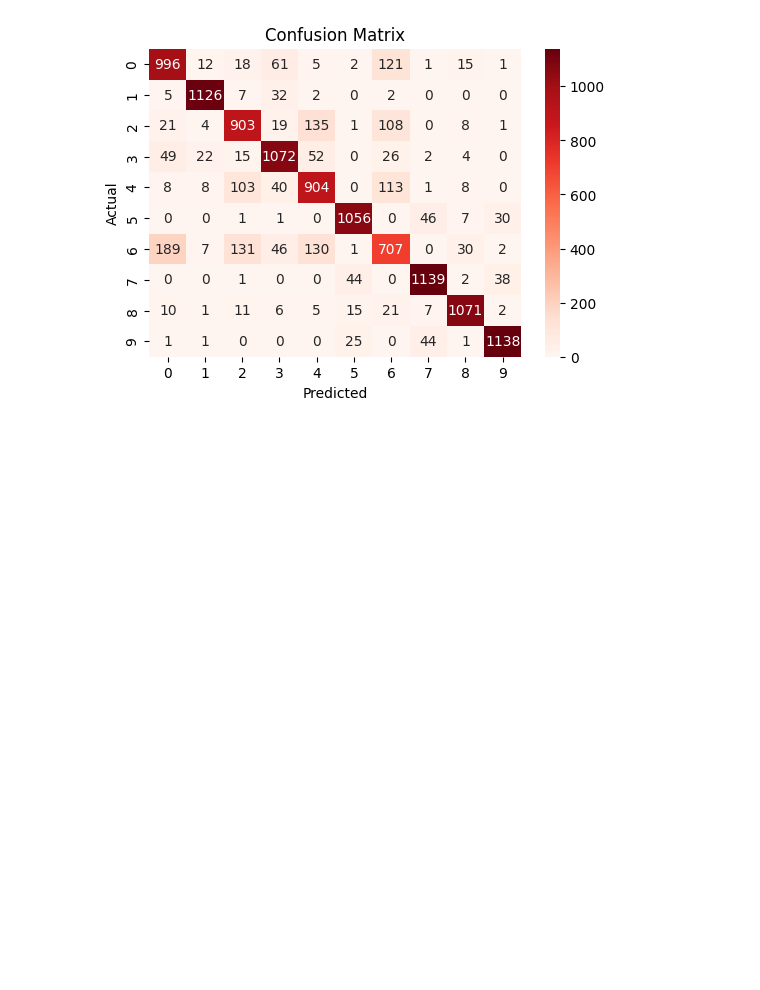
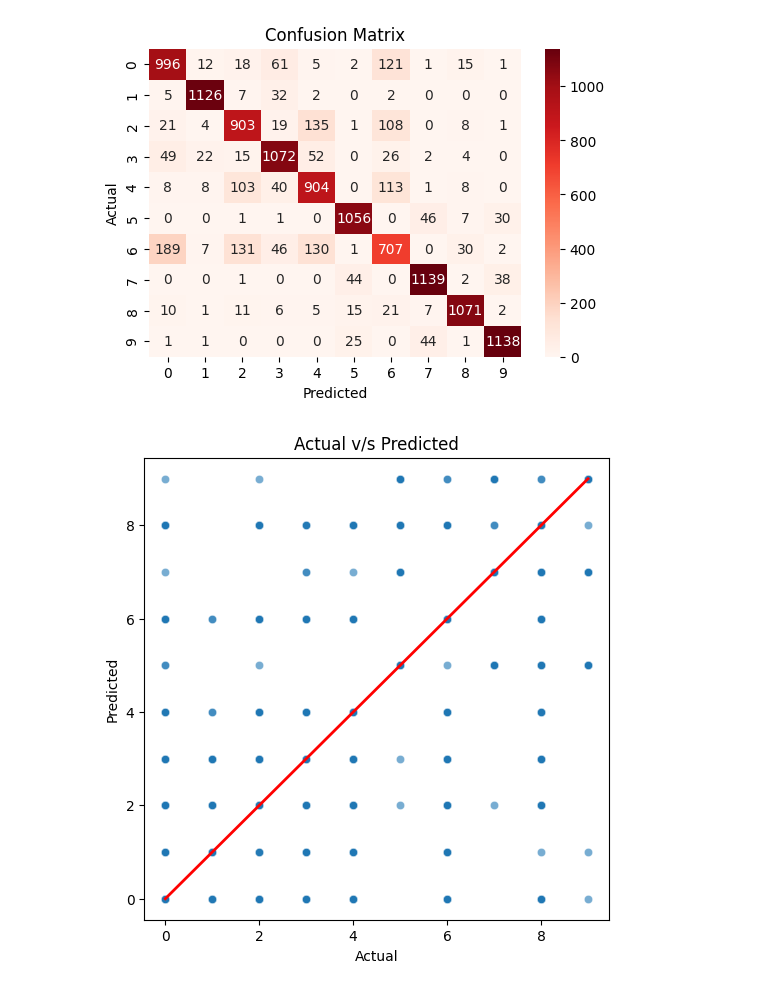
Before and after one commit to d-e-v-14/Logistic-regression, a Jupyter notebook: mode.ipynb, the cells around one changed output. Saved outputs shown, nothing was run; the diff lists cells and outputs as text; code cells hidden in the pictures; blank space fills up the shorter version.

Commit message:
added actual vs predicted graph

```diff
--- a/mode.ipynb
+++ b/mode.ipynb
@@ -46,3 +46,14 @@ plt.ylabel("Actual")
 plt.show()
 # %% [output]
 [figure]
+# %%
+#plots a scatter plor of actual vs predicted values for better understanding
+plt.figure(figsize=(6,6))
+sns.scatterplot(x=y_test,y=y_predicted,alpha=0.6) #plots actual results in x axis and predicted results in y axis
+plt.plot([min(y_test),max(y_test)],[min(y_test),max(y_test)],'r-',lw=2)  #determines the ranges for x and y axises
+plt.xlabel("Actual")
+plt.ylabel("Predicted")
+plt.title("Actual v/s Predicted")
+plt.show()
+# %% [output]
+[figure, added]
```
